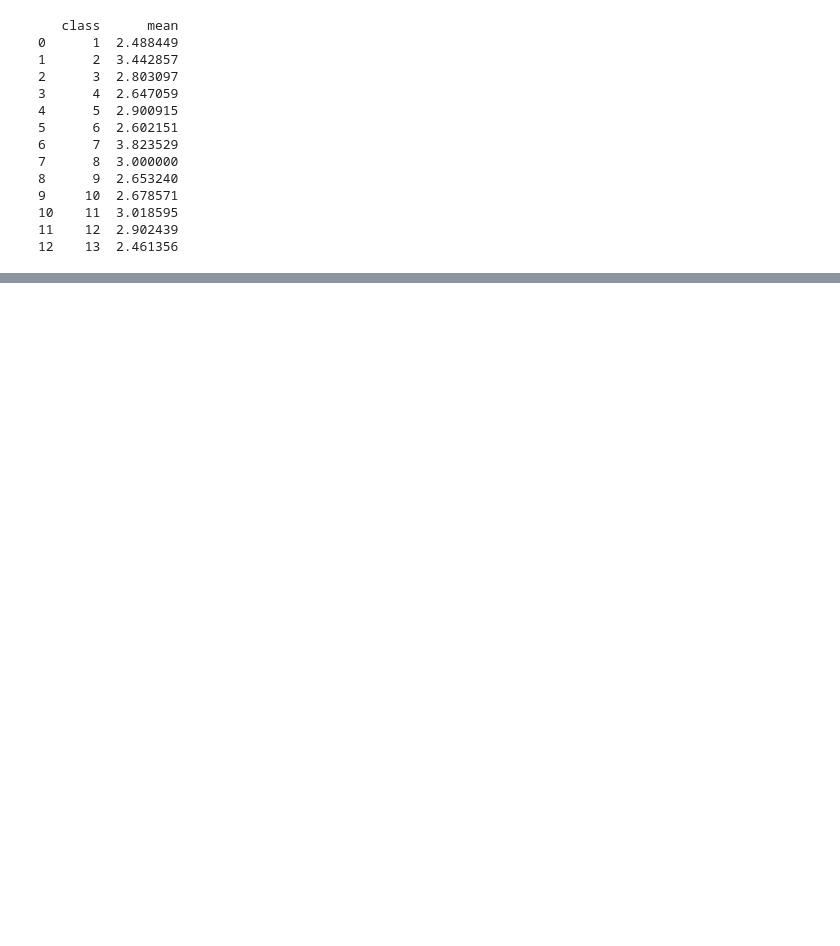
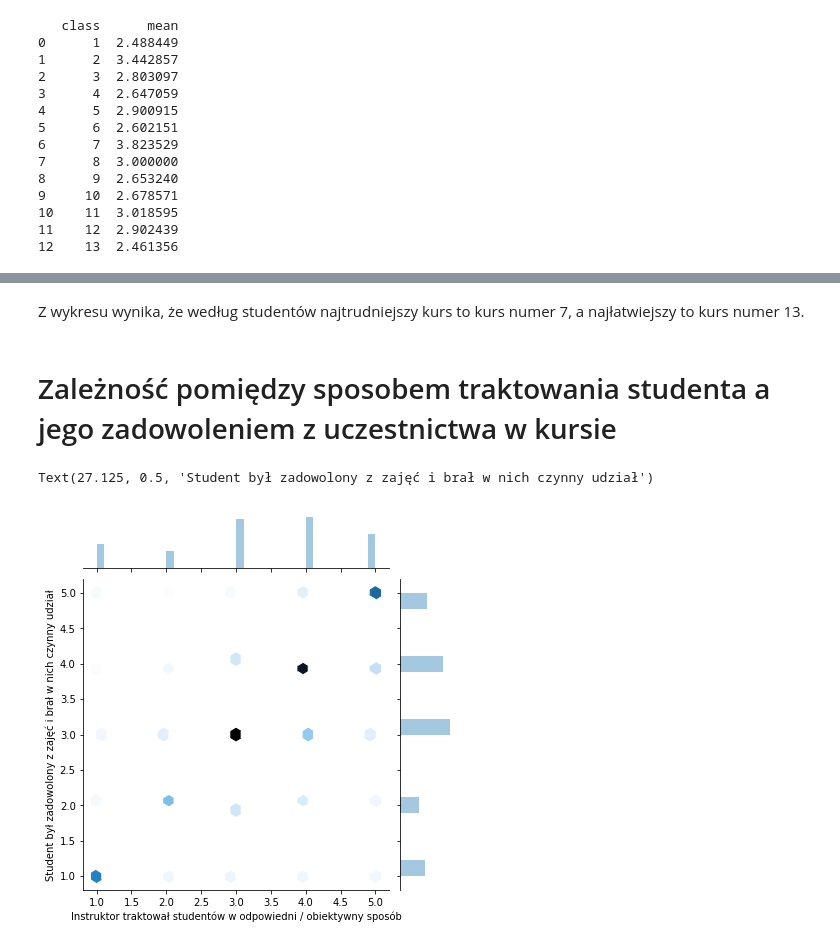
Before and after one commit to lukaszszy/data-mining, a Jupyter notebook: Projekt.ipynb, the cells around one changed output, grey strips where cells are left out. Drawn from its saved outputs; the diff is of its cells as text; code cells hidden in the pictures; blank space fills up the shorter version.

```diff
--- a/Projekt.ipynb
+++ b/Projekt.ipynb
@@ -143,0 +150,11 @@ Text(0, 0.5, 'Mean')
+# %% [markdown]
+Z wykresu wynika, że według studentów najtrudniejszy kurs to kurs numer 7, a najłatwiejszy to kurs numer 13.
+# %% [markdown]
+# Zależność pomiędzy sposobem traktowania studenta a jego zadowoleniem z uczestnictwa w kursie
+# %%
+plot3 = sns.jointplot(r['Q28'], r['Q9'], kind = 'hex')
+plot3.ax_joint.set_xlabel('Instruktor traktował studentów w odpowiedni / obiektywny sposób')
+plot3.ax_joint.set_ylabel('Student był zadowolony z zajęć i brał w nich czynny udział')
+# %% [output]
+Text(27.125, 0.5, 'Student był zadowolony z zajęć i brał w nich czynny udział')
+[figure, added]
```
Also changed, not shown: parts of 10 cells of this notebook.
